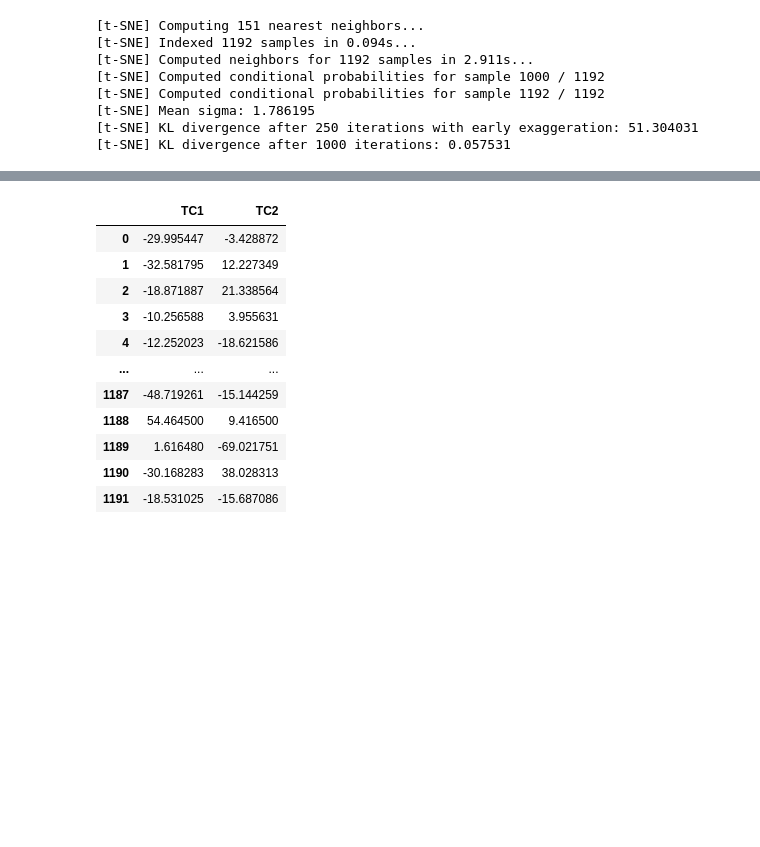
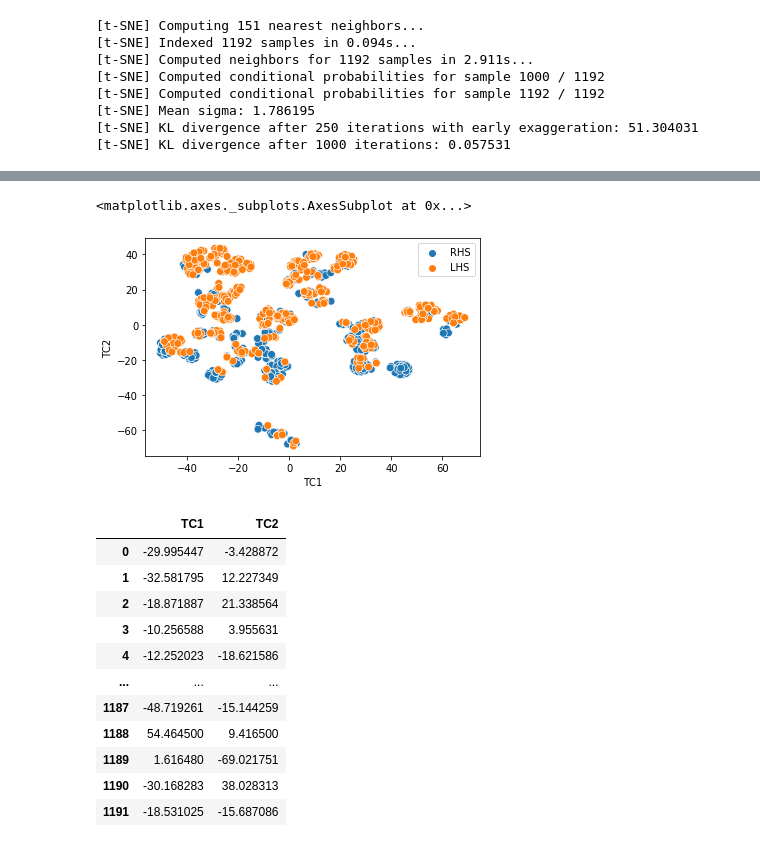
Before and after one commit to domgurvic/efflux_mmpa, a Jupyter notebook: run_mmpa_fge.ipynb, the cells around one changed output, grey strips where cells are left out. Drawn from its saved outputs; the diff is of its cells as text; code cells hidden in the pictures; blank space fills up the shorter version.

```diff
--- a/run_mmpa_fge.ipynb
+++ b/run_mmpa_fge.ipynb
@@ -433,3 +480,8 @@ all_tsne = tsne_no_plot(trans_fin_tsne['fps'], perp= 50 )
+# %%
+sns.scatterplot(x='TC1',y='TC2',data=all_tsne, s=60 ,alpha=1, hue=trans_fin_tsne['lab'].reset_index(drop=True).values)
+# %% [output]
+<matplotlib.axes._subplots.AxesSubplot at 0x...>
+[figure, added]
 # %%
 plot_rhs = all_tsne.iloc[:len(LHS)].reset_index(drop=True) # rhs
 plot_lhs = all_tsne.iloc[len(RHS):].reset_index(drop=True) # lhs
```
Also changed, not shown: parts of 15 cells of this notebook.
